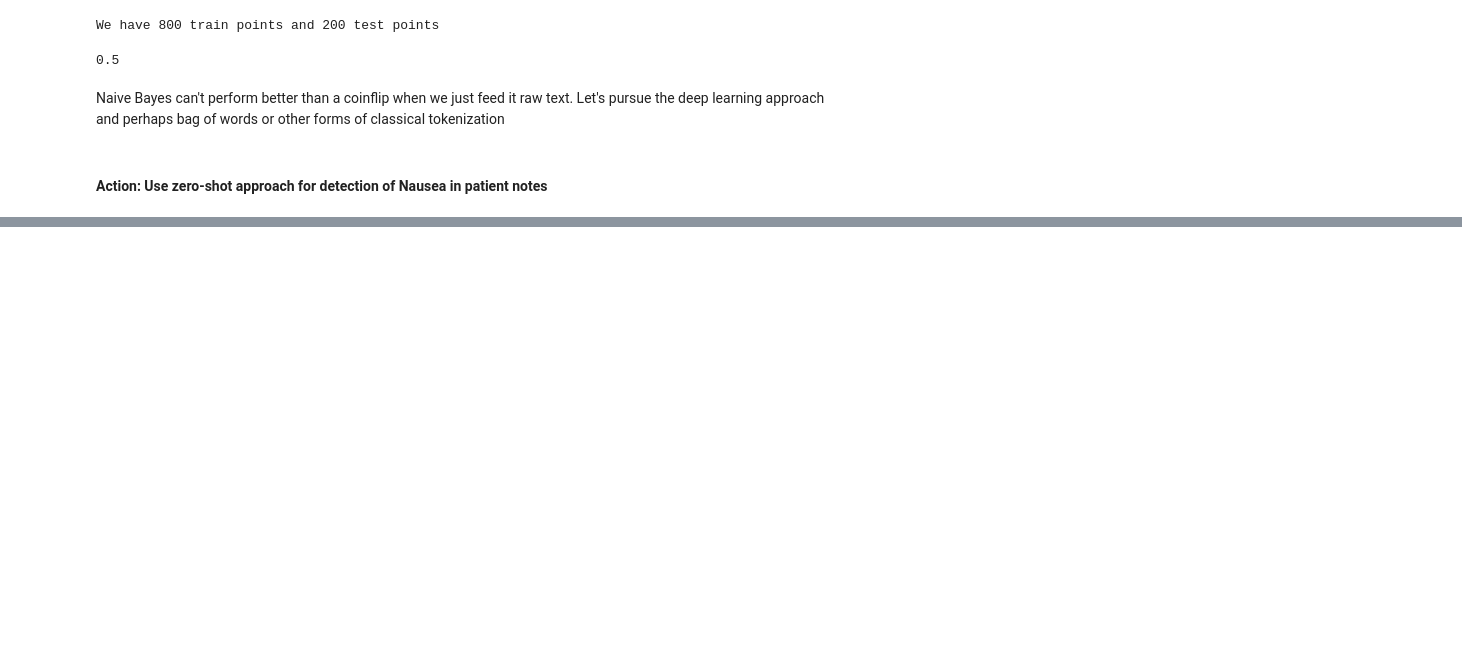
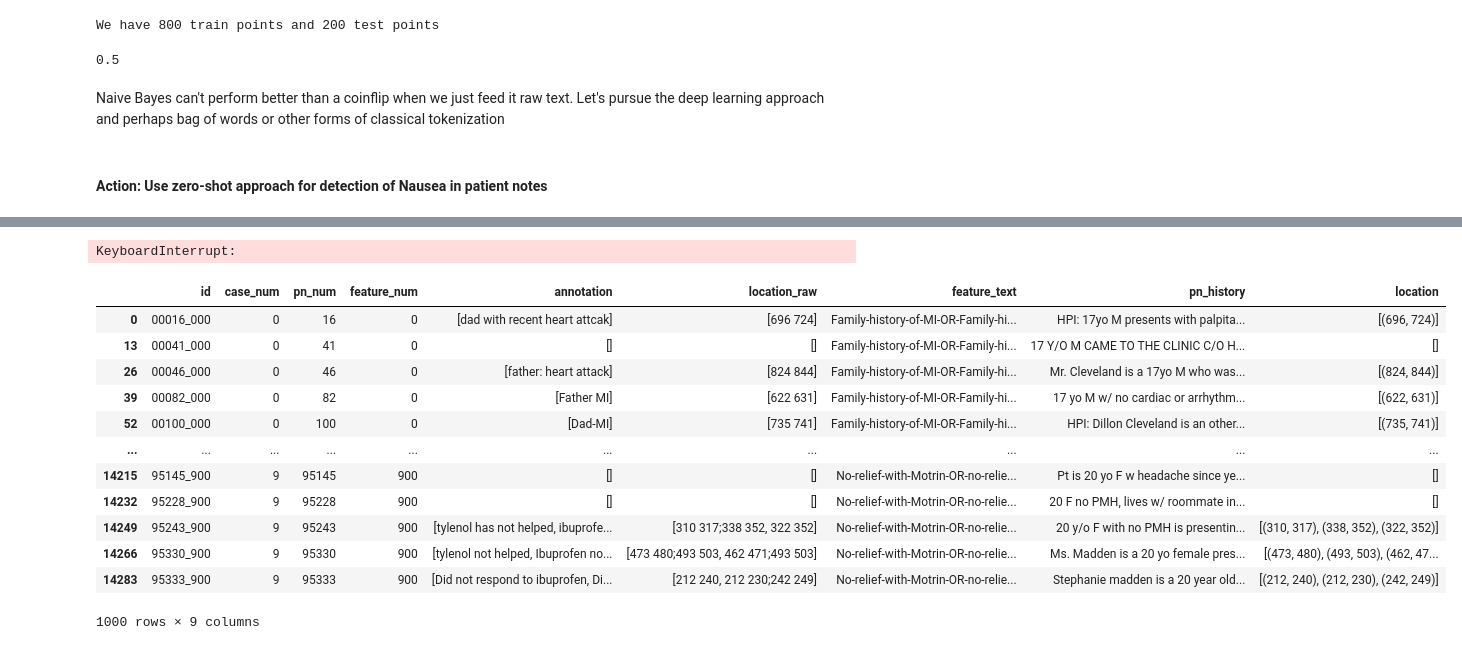
Before and after one commit to naveace/nbme_comp, a Jupyter notebook: src/project/experiments/EDA/EDA_Luke.ipynb, the cells around one changed output, grey strips where cells are left out. Drawn from its saved outputs; the diff is of its cells as text; code cells hidden in the pictures; blank space fills up the shorter version.

Commit message:
attempt compound feature classifier ('OR' separator)

```diff
--- a/src/project/experiments/EDA/EDA_Luke.ipynb
+++ b/src/project/experiments/EDA/EDA_Luke.ipynb
@@ -181,0 +263,19 @@ roc_auc_score(train['Nausea'], predictions)
+# %%
+# Retrieve cached embedding from filesystem
+import os
+from pathlib import Path
+_FILE_PATH = os.path.abspath('')
+_DIR_PATH = os.path.dirname(_FILE_PATH)
+_PROJECT_PATH = Path(_DIR_PATH).parent.absolute()
+EMBEDDINGS_NAME = "all-mpnet-base-v2"
+EMBEDDINGS_DIR = f"{_PROJECT_PATH}/data/embeddings/{EMBEDDINGS_NAME}"
+
+def get_embedding(pn_num: int) -> np.ndarray:
+    """
+    Retrieve cached embedding from filesystem, or return None if not found.
+    """
+    embedding_path = f"{EMBEDDINGS_DIR}/{pn_num}.npy"
+    if os.path.exists(embedding_path):
+        return np.load(embedding_path)
+    else:
+        return None
@@ -181,0 +304,35 @@ roc_auc_score(train['Nausea'], predictions)
+# %%
+from project.embedding.embedding_mechanism import CorpusEmbedder
+train['embedding'] = [CorpusEmbedder('all-mpnet-base-v2').embed(row[['pn_num', 'pn_history']]) for _, row in tqdm(train.iterrows())]
+# %% [output]
+KeyboardInterrupt:
+# %%
+class EncoderClassifier(ClassifierMixin, BaseEstimator):
+    def __init__(self):
+        self.classifier = XGBClassifier(eval_metric='logloss')
+
+    def fit(self, X: pd.DataFrame, y: Union[np.ndarray, list]):
+        assert len(X.shape) == 1 or X.shape[1] == 1, 'can only fit on text'
+        embeddings = get_embedding()
+        self.classifier = self.classifier.fit(embeddings, y)
+        return self
+
+    def predict(self, X: pd.DataFrame) -> np.ndarray:
+        assert len(X.shape) == 1 or X.shape[1] == 1, 'can only fit on text'
+        assert len(X) > 1, 'assuming we have batches'
+        embeddings = np.stack(self.embeddings.loc[X.index.tolist()].values)
+        return self.classifier.predict_proba(embeddings)[:, 1]  # 1 because 1 = MALE, 0 = FEMALE
+# %% [output]
+|  | id | case_num | pn_num | feature_num | annotation | location_raw | feature_text | pn_history | location |
+| 0 | 00016_000 | 0 | 16 | 0 | [dad with recent heart attcak] | [696 724] | Family-history-of-MI-OR-Family-hi... | HPI: 17yo M presents with palpita... | [(696, 724)] |
+| 13 | 00041_000 | 0 | 41 | 0 | [] | [] | Family-history-of-MI-OR-Family-hi... | 17 Y/O M CAME TO THE CLINIC C/O H... | [] |
+| 26 | 00046_000 | 0 | 46 | 0 | [father: heart attack] | [824 844] | Family-history-of-MI-OR-Family-hi... | Mr. Cleveland is a 17yo M who was... | [(824, 844)] |
+| 39 | 00082_000 | 0 | 82 | 0 | [Father MI] | [622 631] | Family-history-of-MI-OR-Family-hi... | 17 yo M w/ no cardiac or arrhythm... | [(622, 631)] |
+| 52 | 00100_000 | 0 | 100 | 0 | [Dad-MI] | [735 741] | Family-history-of-MI-OR-Family-hi... | HPI: Dillon Cleveland is an other... | [(735, 741)] |
+| ... | ... | ... | ... | ... | ... | ... | ... | ... | ... |
+| 14215 | 95145_900 | 9 | 95145 | 900 | [] | [] | No-relief-with-Motrin-OR-no-relie... | Pt is 20 yo F w headache since ye... | [] |
+| 14232 | 95228_900 | 9 | 95228 | 900 | [] | [] | No-relief-with-Motrin-OR-no-relie... | 20 F no PMH, lives w/ roommate in... | [] |
+| 14249 | 95243_900 | 9 | 95243 | 900 | [tylenol has not helped, ibuprofe... | [310 317;338 352, 322 352] | No-relief-with-Motrin-OR-no-relie... | 20 y/o F with no PMH is presentin... | [(310, 317), (338, 352), (322, 352)] |
+| 14266 | 95330_900 | 9 | 95330 | 900 | [tylenol not helped, Ibuprofen no... | [473 480;493 503, 462 471;493 503] | No-relief-with-Motrin-OR-no-relie... | Ms. Madden is a 20 yo female pres... | [(473, 480), (493, 503), (462, 47... |
+| 14283 | 95333_900 | 9 | 95333 | 900 | [Did not respond to ibuprofen, Di... | [212 240, 212 230;242 249] | No-relief-with-Motrin-OR-no-relie... | Stephanie madden is a 20 year old... | [(212, 240), (212, 230), (242, 249)] |
+1000 rows × 9 columns
```
Also changed, not shown: parts of 17 cells of this notebook.
